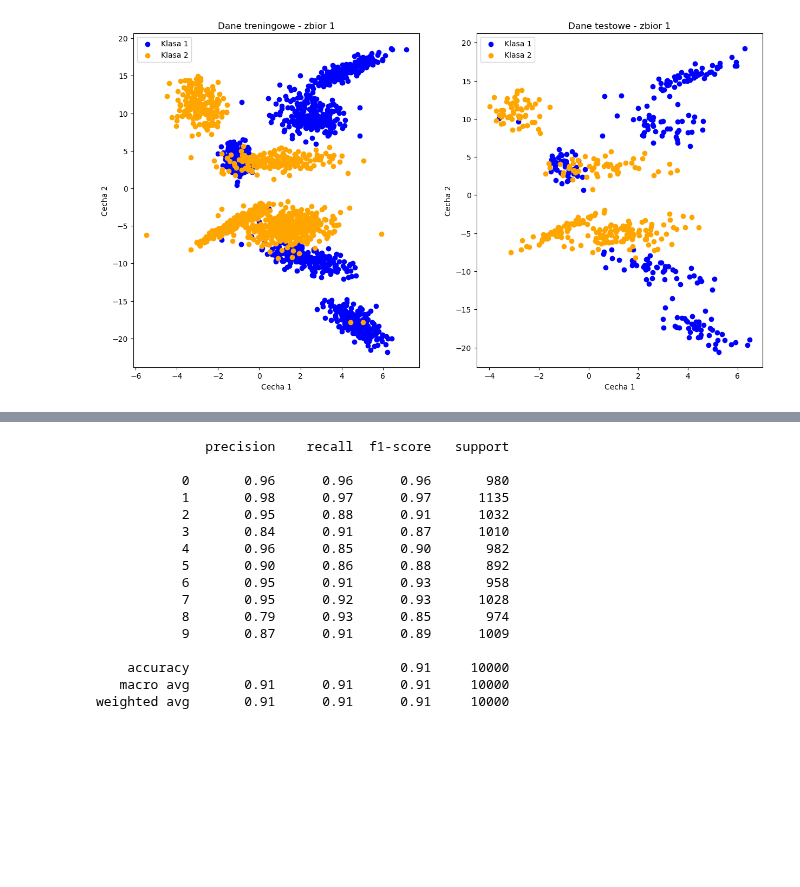
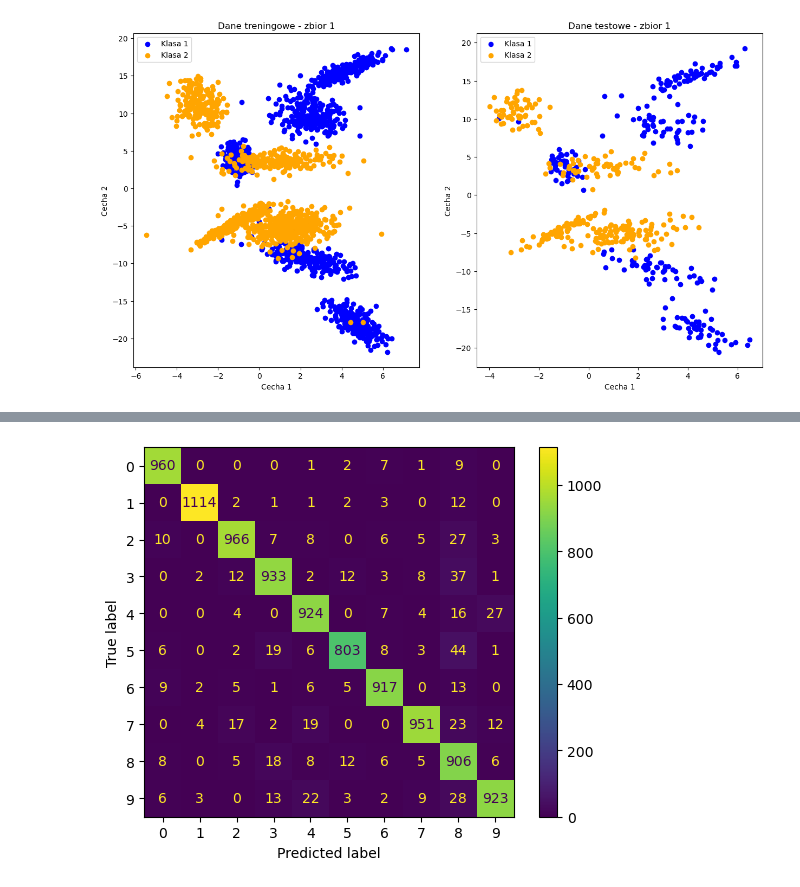
Before and after one commit to HaZhul/ML-models, a Jupyter notebook: 8Neural_Network/neural_network.ipynb, the cells around one changed output, grey strips where cells are left out. Drawn from its saved outputs; the diff is of its cells as text; code cells hidden in the pictures; blank space fills up the shorter version.

```diff
--- a/8Neural_Network/neural_network.ipynb
+++ b/8Neural_Network/neural_network.ipynb
@@ -297,30 +295,18 @@ X_test_flat = X_test.reshape((n_samples, nx * ny))
 y_test_e = binary_encode_list(y_test)
 # %%
 net_mnist = NeuralNet([
-    Linear(input_size=784, output_size=100),
-    Logistic(),
+    Linear(input_size=784, output_size=100), Logistic(),
+    Linear(input_size=100, output_size=100), Logistic(),
     Linear(input_size=100, output_size=10)
 ])
-train(net_mnist, X_train_flat, y_train_e, num_epochs=5000, optimizer=SGD(eta=0.001))
+train(net_mnist, X_train_flat, y_train_e, num_epochs=1000, optimizer=SGD(eta=0.001))
 y_pred_mnist = net_mnist.predict(X_test_flat)
 # %%
-from sklearn.metrics import classification_report
+from sklearn.metrics import confusion_matrix, ConfusionMatrixDisplay
 classes = ['0', '1', '2', '3', '4', '5', '6', '7', '8', '9']
-print(classification_report(y_test, y_pred_mnist, target_names=classes))
+cm = confusion_matrix(y_test, y_pred_mnist)
+disp = ConfusionMatrixDisplay(confusion_matrix=cm, display_labels=classes)
+disp.plot()
+plt.show()
 # %% [output]
-              precision    recall  f1-score   support
-
-           0       0.96      0.96      0.96       980
-           1       0.98      0.97      0.97      1135
-           2       0.95      0.88      0.91      1032
-           3       0.84      0.91      0.87      1010
-           4       0.96      0.85      0.90       982
-           5       0.90      0.86      0.88       892
-           6       0.95      0.91      0.93       958
-           7       0.95      0.92      0.93      1028
-           8       0.79      0.93      0.85       974
-           9       0.87      0.91      0.89      1009
-
-    accuracy                           0.91     10000
-   macro avg       0.91      0.91      0.91     10000
-weighted avg       0.91      0.91      0.91     10000
+[figure, added]
```
Also changed, not shown: parts of 4 cells of this notebook.
